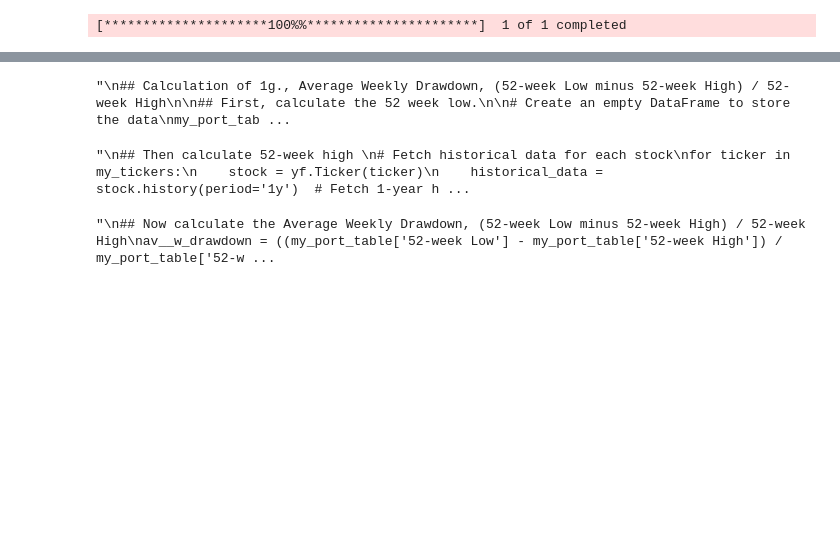
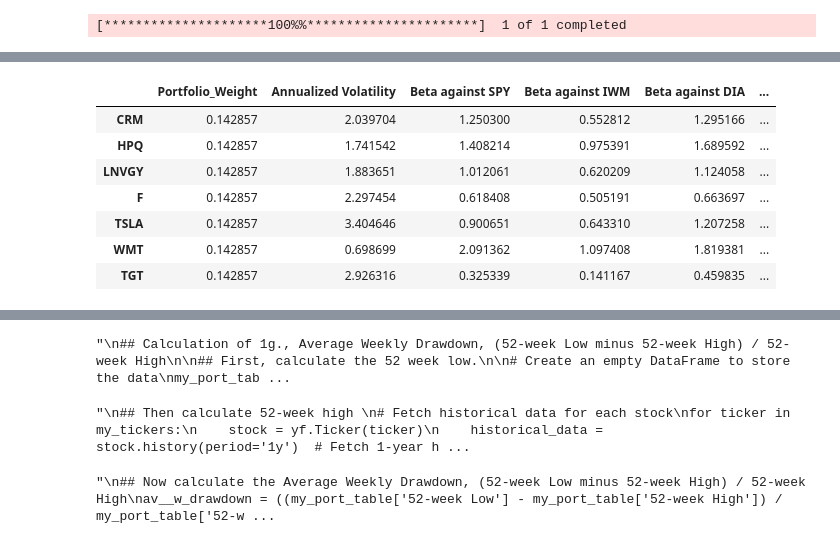
Before and after one commit to Nnafanta/QF_Spring_2024_Samuel-Guerrier, a Jupyter notebook: Project1,Number1.ipynb, the cells around one changed output, grey strips where cells are left out. Saved outputs shown, nothing was run; the diff lists cells and outputs as text; code cells hidden in the pictures; blank space fills up the shorter version.

```diff
--- a/Project1,Number1.ipynb
+++ b/Project1,Number1.ipynb
@@ -254,0 +270,8 @@ my_port_table
+# %%
+## Calculation of 1i., Total Return (using trailing 10-years)
+
+start_date = dt.datetime.today() - pd.Timedelta(3650, "d")  # First, put 3650, which represents 10 years from today.
+my_port = yf.download(start=start_date, end=end_date, tickers=my_tickers)  # Then download data for 10 years
+my_port = my_port['Adj Close']
+t_return = my_port.resample('1y').last().pct_change().sum() # Use the last day of each year as data points, then calculate the yearly returns for each stock, and then add up the yearly returns of each stock
+t_return
@@ -254,0 +289,13 @@ my_port_table
+# %%
+## Table with 1i included.
+my_port_table['Total Return'] = t_return
+my_port_table
+# %% [output]
+|  | Portfolio_Weight | Annualized Volatility | Beta against SPY | Beta against IWM | Beta against DIA | ... |
+| CRM | 0.142857 | 2.039704 | 1.250300 | 0.552812 | 1.295166 | ... |
+| HPQ | 0.142857 | 1.741542 | 1.408214 | 0.975391 | 1.689592 | ... |
+| LNVGY | 0.142857 | 1.883651 | 1.012061 | 0.620209 | 1.124058 | ... |
+| F | 0.142857 | 2.297454 | 0.618408 | 0.505191 | 0.663697 | ... |
+| TSLA | 0.142857 | 3.404646 | 0.900651 | 0.643310 | 1.207258 | ... |
+| WMT | 0.142857 | 0.698699 | 2.091362 | 1.097408 | 1.819381 | ... |
+| TGT | 0.142857 | 2.926316 | 0.325339 | 0.141167 | 0.459835 | ... |
```
Also changed, not shown: parts of 12 cells of this notebook.
